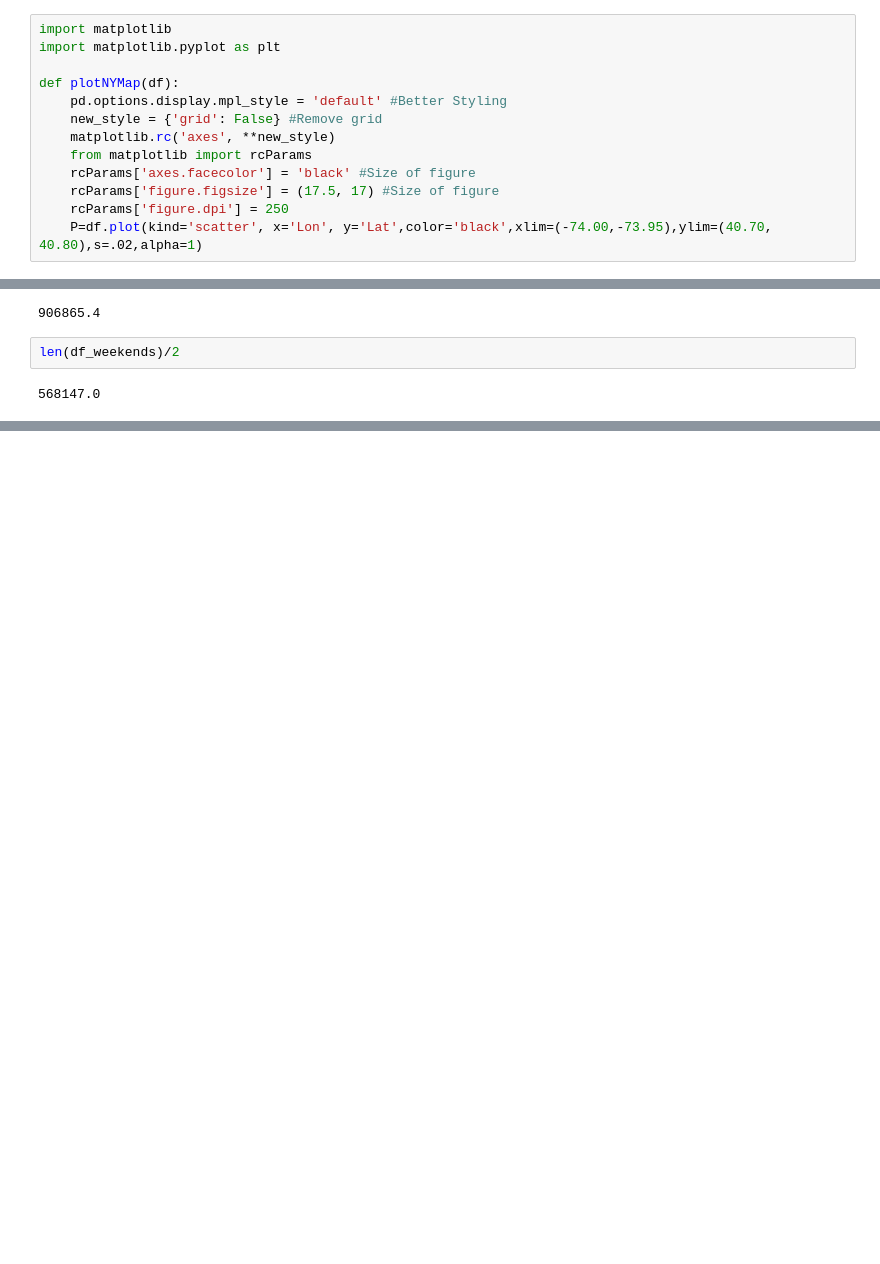
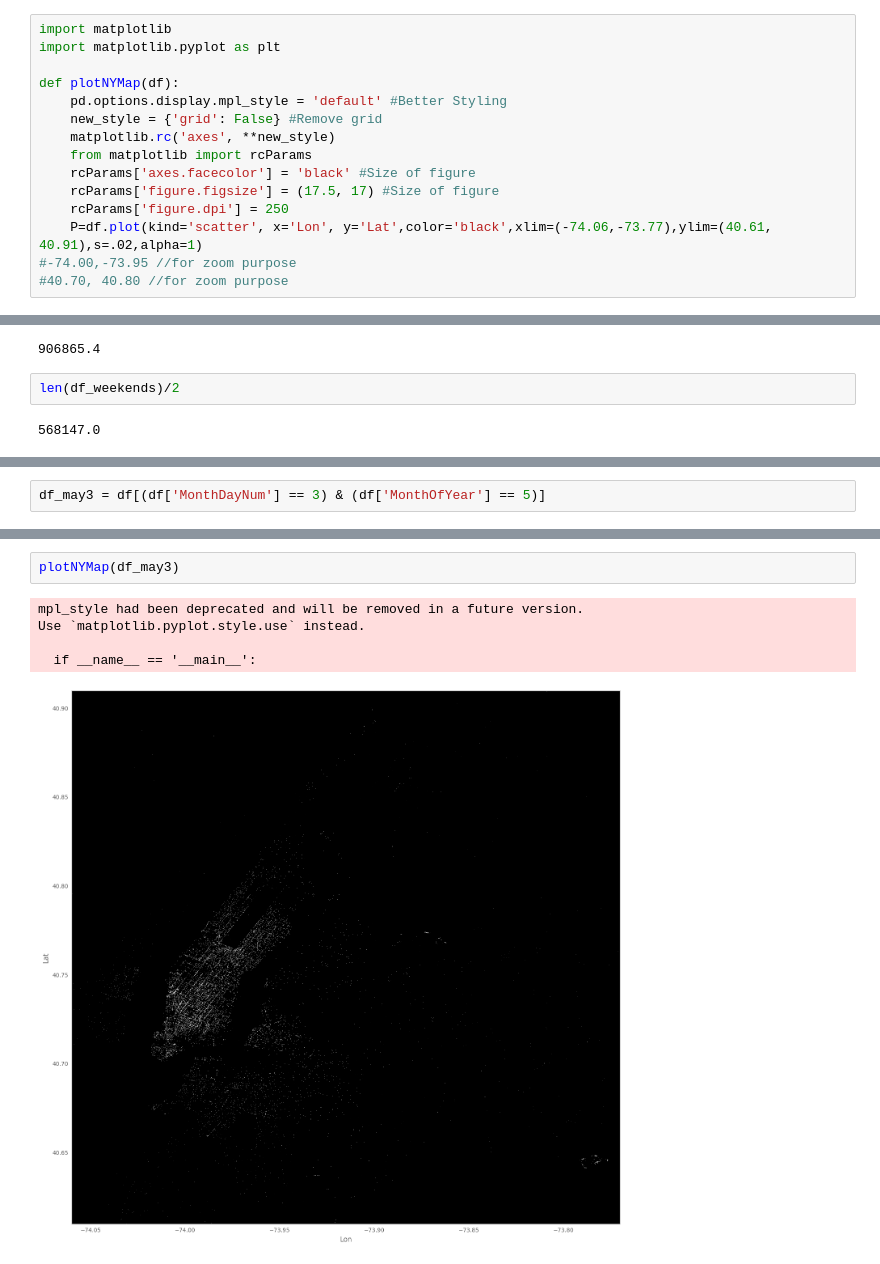
Before and after one commit to msabhi/mining-uber-dataset, a Jupyter notebook: RandomForest/Trends.ipynb, the cells around one changed output, grey strips where cells are left out. Saved outputs shown, nothing was run; the diff lists cells and outputs as text; blank space fills up the shorter version.

```diff
--- a/RandomForest/Trends.ipynb
+++ b/RandomForest/Trends.ipynb
@@ -31,7 +31,9 @@ def plotNYMap(df):
     rcParams['axes.facecolor'] = 'black' #Size of figure
     rcParams['figure.figsize'] = (17.5, 17) #Size of figure
     rcParams['figure.dpi'] = 250
-    P=df.plot(kind='scatter', x='Lon', y='Lat',color='black',xlim=(-74.00,-73.95),ylim=(40.70, 40.80),s=.02,alpha=1)
+    P=df.plot(kind='scatter', x='Lon', y='Lat',color='black',xlim=(-74.06,-73.77),ylim=(40.61, 40.91),s=.02,alpha=1)
+#-74.00,-73.95 //for zoom purpose
+#40.70, 40.80 //for zoom purpose
 # %%
 plotNYMap(df_friday)
 # %% [output]
@@ -61,0 +85,2 @@ len(df_weekends)/2
+# %%
+df_may3 = df[(df['MonthDayNum'] == 3) & (df['MonthOfYear'] == 5)]
@@ -61,0 +108,8 @@ len(df_weekends)/2
+# %%
+plotNYMap(df_may3)
+# %% [output]
+mpl_style had been deprecated and will be removed in a future version.
+Use `matplotlib.pyplot.style.use` instead.
+
+  if __name__ == '__main__':
+[figure, added]
```
Also changed, not shown: parts of 2 cells of this notebook.
